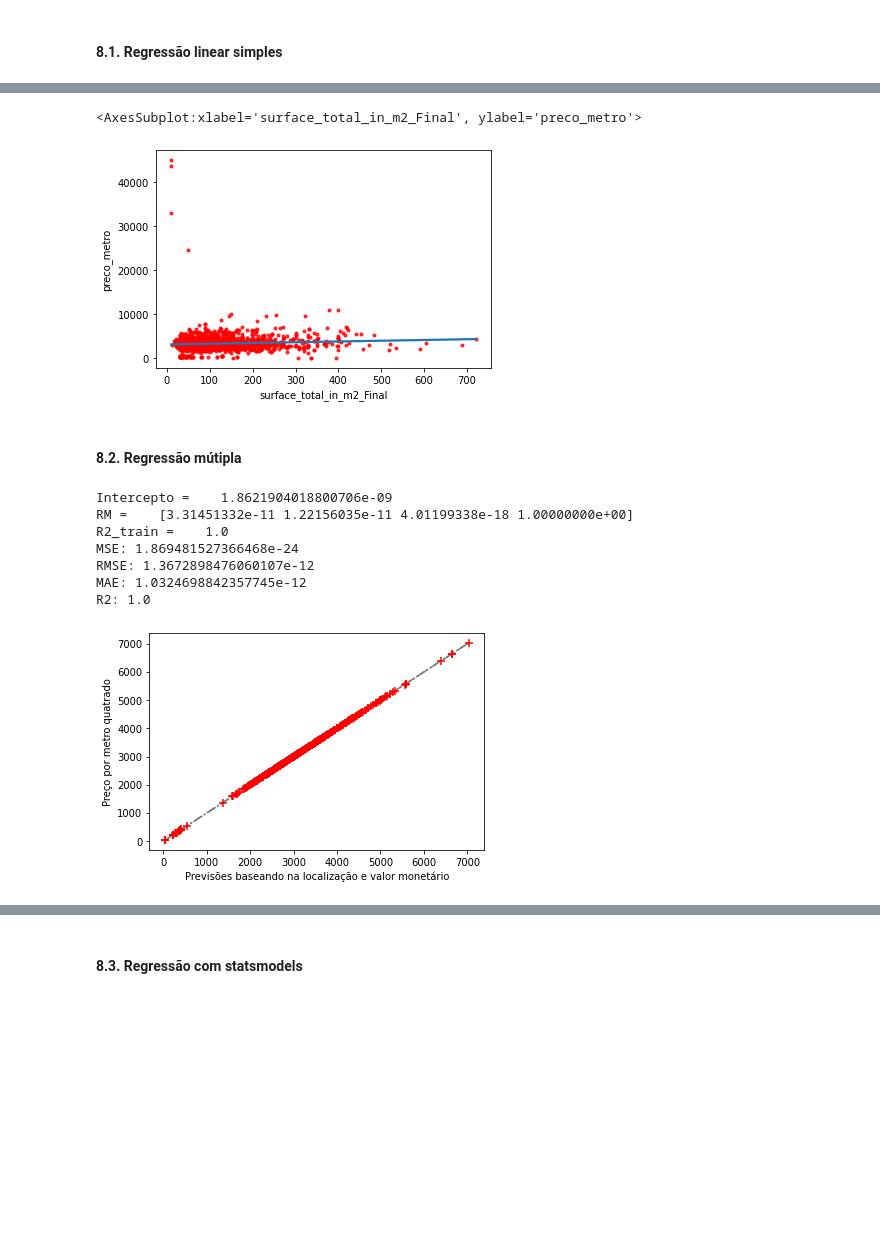
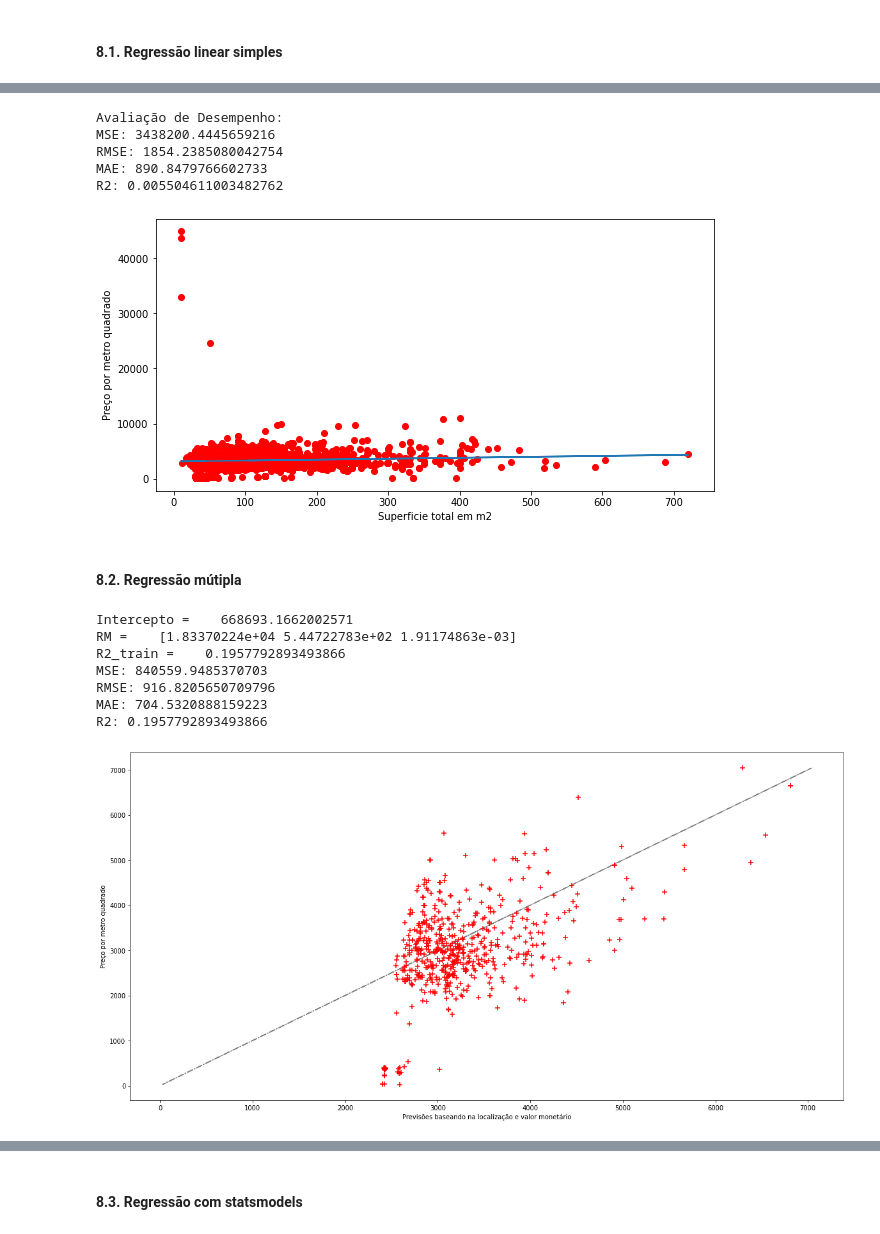
Before and after one commit to lidiambsouza/price_properties, a Jupyter notebook: price_properties.ipynb, the cells around one changed output, grey strips where cells are left out. Drawn from its saved outputs; the diff is of its cells as text; code cells hidden in the pictures; blank space fills up the shorter version.

```diff
--- a/price_properties.ipynb
+++ b/price_properties.ipynb
@@ -699,14 +727,40 @@ plt.ylim(top=1500000)
 # %%
-sns.regplot(data = dfApartament,
-           x = "surface_total_in_m2_Final",
-           y = "preco_metro",
-            order = 1,
-            ci = None,
-            scatter_kws = {'color':'r','s':9}
-           )
+dadosApartment = ["preco_metro",'surface_total_in_m2_Final']
+dfAp = dfApartament[dadosApartment]
+
+eixo_x = dfAp.iloc[:,1].values
+eixo_y = dfAp.iloc[:,0].values
+
+#Tranformando os dados em matriz
+eixo_x = eixo_x.reshape(-1, 1)
+eixo_y = eixo_y.reshape(-1, 1)
+
+from sklearn.linear_model import LinearRegression
+funcao_Regressao = LinearRegression()
+funcao_Regressao.fit( eixo_x, eixo_y )
+y_est = funcao_Regressao.predict(eixo_x)
+
+plt.figure(figsize = (10,5))
+plt.scatter(eixo_x, eixo_y, color='red' )
+plt.plot( eixo_x, y_est)
+
+plt.xlabel('Superficie total em m2')
+plt.ylabel('Preço por metro quadrado')
+
+#Avaliando desempemho
+print ("Avaliação de Desempenho:")
+previsoes = y_est
+print ("MSE:", metrics.mean_squared_error(eixo_y, previsoes))
+print ("RMSE:",np.sqrt(metrics.mean_squared_error(eixo_y, previsoes)) )
+print ('MAE:', metrics.mean_absolute_error(eixo_y, previsoes))
+print ('R2:', metrics.r2_score(eixo_y, previsoes))
 # %% [output]
-<AxesSubplot:xlabel='surface_total_in_m2_Final', ylabel='preco_metro'>
+Avaliação de Desempenho:
+MSE: 3438200.4445659216
+RMSE: 1854.2385080042754
+MAE: 890.8479766602733
+R2: 0.005504611003482762
-[figure, old version]
+[figure, new version]
 # %% [markdown]
 <h4>8.2. Regressão mútipla</h4>
 # %%
@@ -727,11 +781,8 @@ def sum_mod(model, X, y):
                 )
     print(a)
 # %%
-from sklearn.model_selection import train_test_split
-from sklearn.linear_model import LinearRegression
-from sklearn import metrics
-
 def grafico(y,predictions):
+    plt.figure(figsize = (20,10))
     plt.plot(y,
          y,
          '-.',
@@ -747,7 +798,7 @@ def grafico(y,predictions):
            )
 
     plt.xlabel("Previsões baseando na localização e valor monetário")
-    plt.ylabel("Preço por metro quatrado")
+    plt.ylabel("Preço por metro quadrado")
     plt.show()
 
 def info(model,X, y, predictions):
@@ -776,13 +827,13 @@ def train_test(variaveis, targets):
     #sum_mod(model,X_test, y_test)
 
 
-train_test(['lat', 'lon', 'price_usd', 'preco_metro'], dfApartament["preco_metro"])
+train_test(['lat', 'lon', 'price_usd'], dfApartament["preco_metro"])
 # %% [output]
-Intercepto =    1.8621904018800706e-09
-RM =    [3.31451332e-11 1.22156035e-11 4.01199338e-18 1.00000000e+00]
-R2_train =    1.0
-MSE: 1.869481527366468e-24
-RMSE: 1.3672898476060107e-12
-MAE: 1.0324698842357745e-12
-R2: 1.0
+Intercepto =    668693.1662002571
+RM =    [1.83370224e+04 5.44722783e+02 1.91174863e-03]
+R2_train =    0.1957792893493866
+MSE: 840559.9485370703
+RMSE: 916.8205650709796
+MAE: 704.5320888159223
+R2: 0.1957792893493866
-[figure, old version]
+[figure, new version]
```
Also changed, not shown: parts of 12 cells of this notebook.
